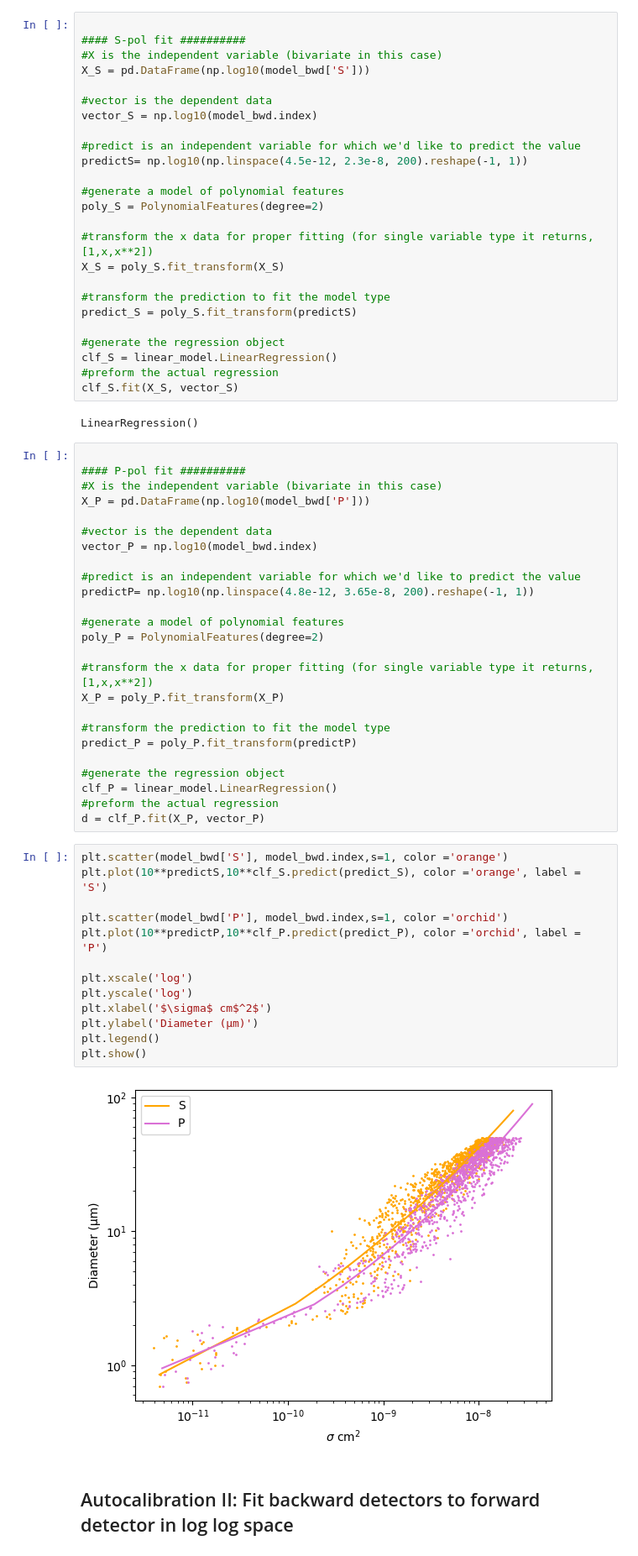
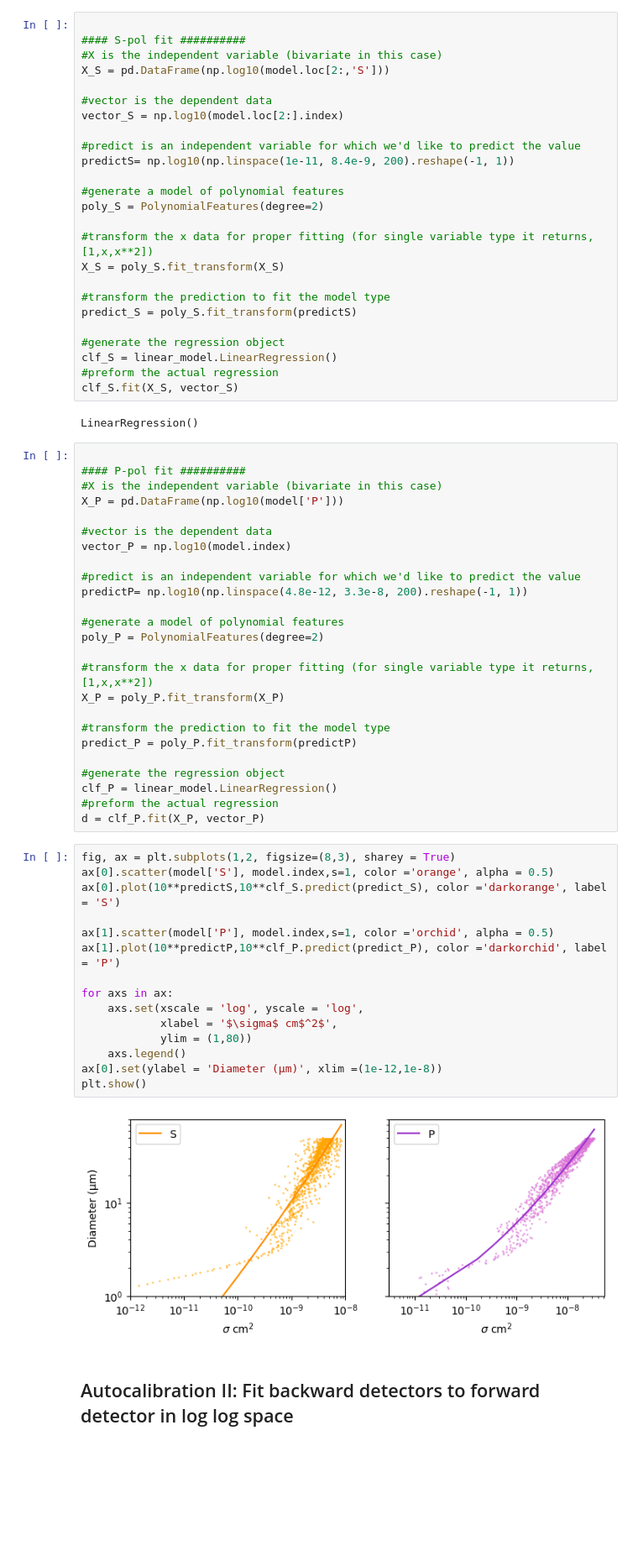
Before and after one commit to leahab/instrumentation-GFAS, a Jupyter notebook: calibrations/autocalibration_II_III.ipynb, the cells around one changed output. Shown at 84% size. Cells and saved outputs as stored; diff of their text form; blank space fills up the shorter version.

```diff
--- a/calibrations/autocalibration_II_III.ipynb
+++ b/calibrations/autocalibration_II_III.ipynb
@@ -104,13 +85,13 @@ KeyboardInterrupt:
 
 #### S-pol fit ##########
 #X is the independent variable (bivariate in this case)
-X_S = pd.DataFrame(np.log10(model_bwd['S']))
+X_S = pd.DataFrame(np.log10(model.loc[2:,'S']))
 
 #vector is the dependent data
-vector_S = np.log10(model_bwd.index)
+vector_S = np.log10(model.loc[2:].index)
 
 #predict is an independent variable for which we'd like to predict the value
-predictS= np.log10(np.linspace(4.5e-12, 2.3e-8, 200).reshape(-1, 1))
+predictS= np.log10(np.linspace(1e-11, 8.4e-9, 200).reshape(-1, 1))
 
 #generate a model of polynomial features
 poly_S = PolynomialFeatures(degree=2)
@@ -131,13 +112,13 @@ LinearRegression()
 
 #### P-pol fit ##########
 #X is the independent variable (bivariate in this case)
-X_P = pd.DataFrame(np.log10(model_bwd['P']))
+X_P = pd.DataFrame(np.log10(model['P']))
 
 #vector is the dependent data
-vector_P = np.log10(model_bwd.index)
+vector_P = np.log10(model.index)
 
 #predict is an independent variable for which we'd like to predict the value
-predictP= np.log10(np.linspace(4.8e-12, 3.65e-8, 200).reshape(-1, 1))
+predictP= np.log10(np.linspace(4.8e-12, 3.3e-8, 200).reshape(-1, 1))
 
 #generate a model of polynomial features
 poly_P = PolynomialFeatures(degree=2)
@@ -153,20 +134,22 @@ clf_P = linear_model.LinearRegression()
 #preform the actual regression
 d = clf_P.fit(X_P, vector_P)
 # %%
-plt.scatter(model_bwd['S'], model_bwd.index,s=1, color ='orange')
-plt.plot(10**predictS,10**clf_S.predict(predict_S), color ='orange', label = 'S')
+fig, ax = plt.subplots(1,2, figsize=(8,3), sharey = True)
+ax[0].scatter(model['S'], model.index,s=1, color ='orange', alpha = 0.5)
+ax[0].plot(10**predictS,10**clf_S.predict(predict_S), color ='darkorange', label = 'S')
 
-plt.scatter(model_bwd['P'], model_bwd.index,s=1, color ='orchid')
-plt.plot(10**predictP,10**clf_P.predict(predict_P), color ='orchid', label = 'P')
+ax[1].scatter(model['P'], model.index,s=1, color ='orchid', alpha = 0.5)
+ax[1].plot(10**predictP,10**clf_P.predict(predict_P), color ='darkorchid', label = 'P')
 
-plt.xscale('log')
-plt.yscale('log')
-plt.xlabel('$\sigma$ cm$^2$')
-plt.ylabel('Diameter (µm)')
-plt.legend()
+for axs in ax:
+    axs.set(xscale = 'log', yscale = 'log',
+            xlabel = '$\sigma$ cm$^2$',
+            ylim = (1,80))
+    axs.legend()
+ax[0].set(ylabel = 'Diameter (µm)', xlim =(1e-12,1e-8))
 plt.show()
 # %% [output]
-[figure, old version]
+[figure, new version]
 # %% [markdown]
 ## Autocalibration II: Fit backward detectors to forward detector in log log space
 # %% [markdown]
```
Also changed, not shown: parts of 31 cells of this notebook, 13 other files.
